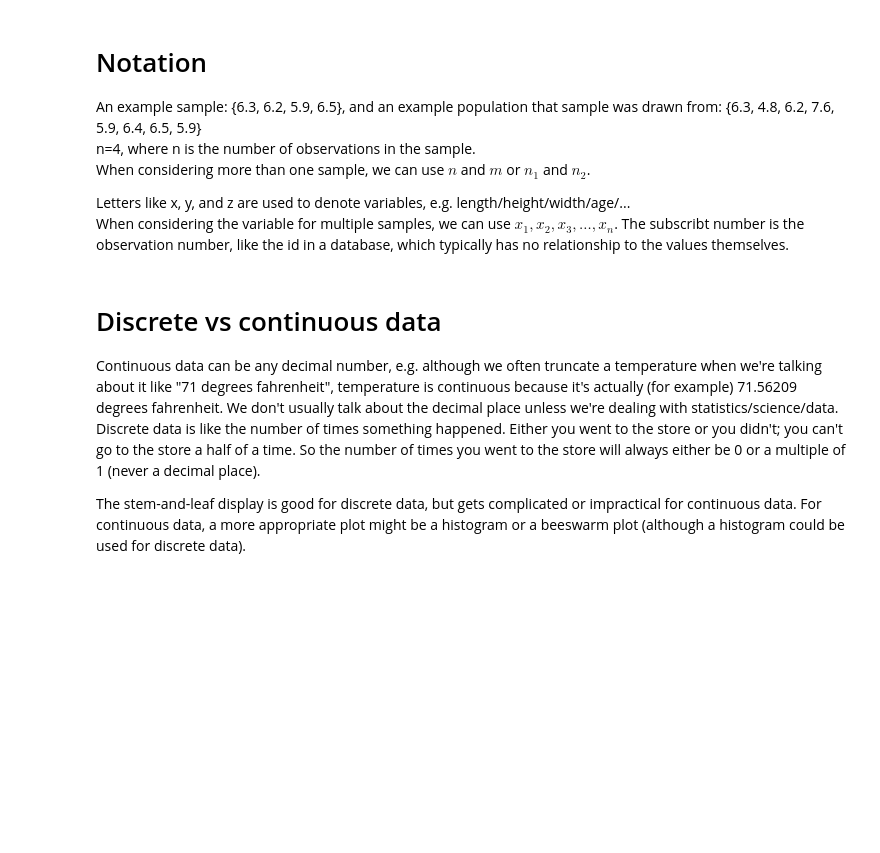
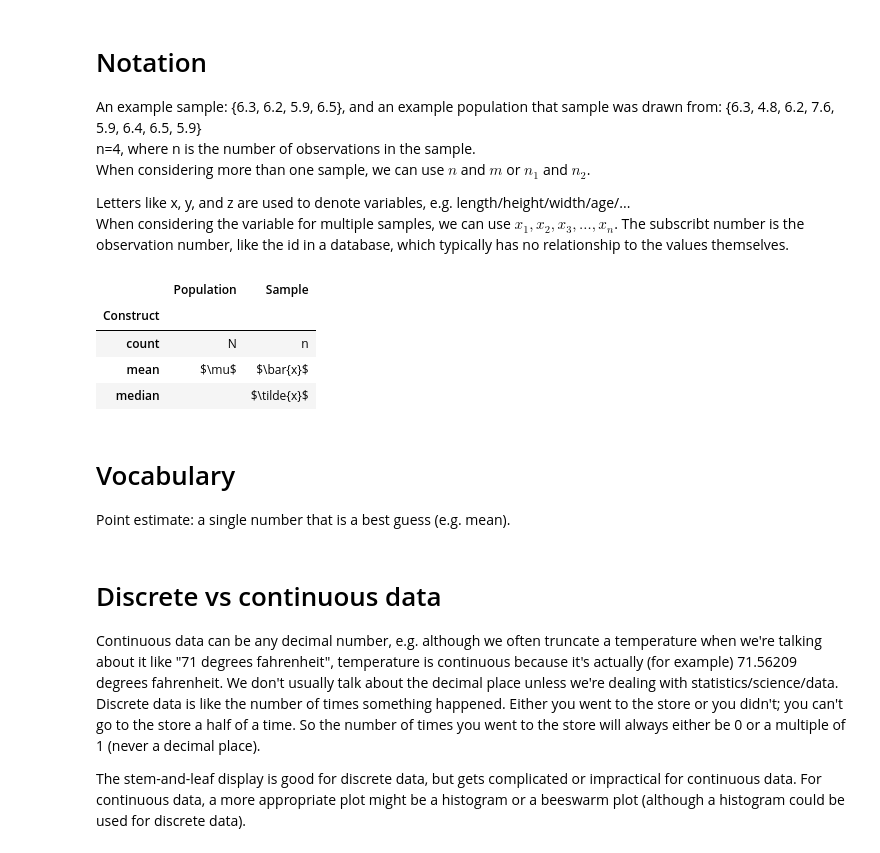
Before and after one commit to mica5/statistics, a Jupyter notebook: statistics.ipynb, the cells around one changed output. Saved outputs shown, nothing was run; the diff lists cells and outputs as text; code cells hidden in the pictures; blank space fills up the shorter version.

```diff
--- a/statistics.ipynb
+++ b/statistics.ipynb
@@ -86,6 +90,24 @@ When considering more than one sample, we can use $n$ and $m$ or $n_1$ and $n_2$
 
 Letters like x, y, and z are used to denote variables, e.g. length/height/width/age/...<br>
 When considering the variable for multiple samples, we can use $x_1, x_2, x_3, \dots, x_n$. The subscribt number is the observation number, like the id in a database, which typically has no relationship to the values themselves.
+# %%
+headers = ['Construct', 'Population', 'Sample']
+data = [
+    ['count', 'N', 'n'],
+    ['mean', '$\mu$', '$\\bar{x}$'],
+    ['median', '', '$\\tilde{x}$'],
+]
+HTML(pd.DataFrame(data, columns=headers).set_index('Construct').to_html(escape=False))
+# %% [output]
+|  | Population | Sample |
+| Construct |  |  |
+| count | N | n |
+| mean | $\mu$ | $\bar{x}$ |
+| median |  | $\tilde{x}$ |
+# %% [markdown]
+# Vocabulary
+
+Point estimate: a single number that is a best guess (e.g. mean).<br>
 # %% [markdown]
 # Discrete vs continuous data
 
```
Also changed, not shown: parts of 12 cells of this notebook.
